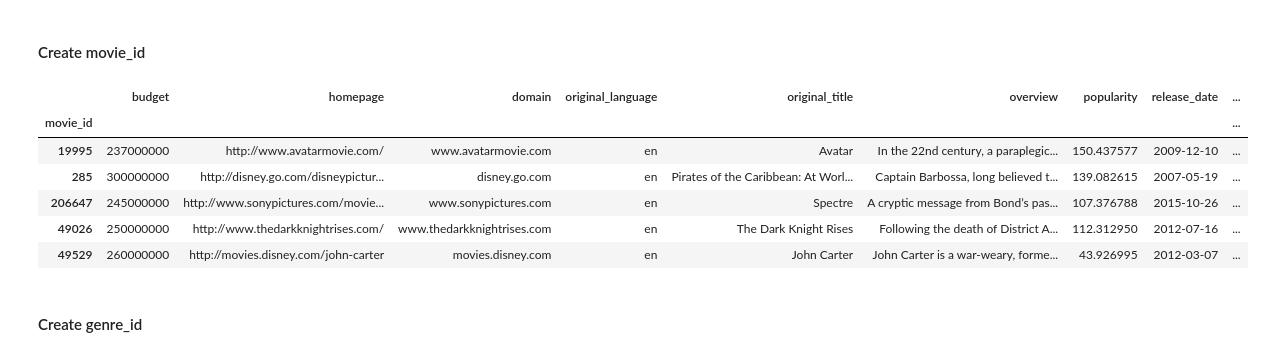
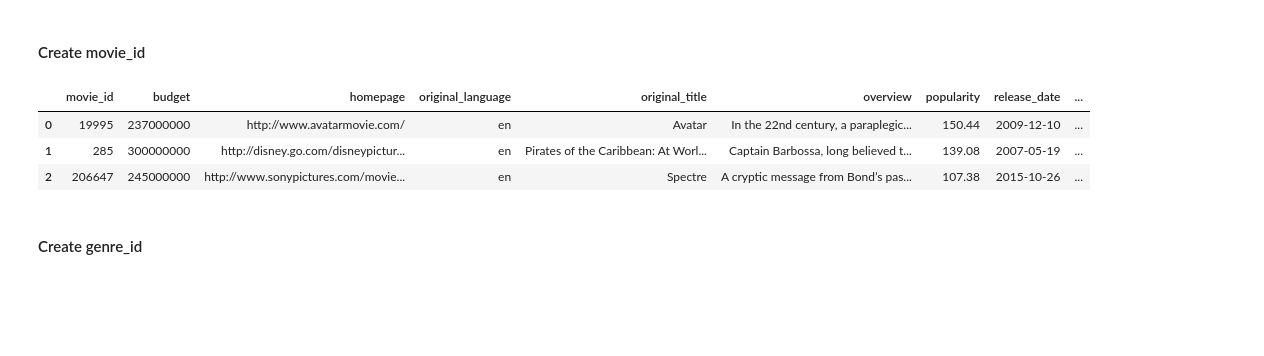
Before and after one commit to daraste/Foundations-of-Computer-Science, a Jupyter notebook: Foundations_of_Computer_Science_Project.ipynb, the cells around one changed output. Saved outputs shown, nothing was run; the diff lists cells and outputs as text; code cells hidden in the pictures; blank space fills up the shorter version.

```diff
--- a/Foundations_of_Computer_Science_Project.ipynb
+++ b/Foundations_of_Computer_Science_Project.ipynb
@@ -21,5 +7,6 @@ import pandas as pd
 import re
 import numpy as np
 import json
+pd.options.display.float_format = "{:.2f}".format
 # %%
 movies = pd.read_csv('tmdb_5000_movies.csv')
@@ -99,6 +72,5 @@ nohomepage[['id', 'years']].groupby('years').count().tail().rename(index=str, co
 # %% [markdown]
 ### 4. Extract the domain of each homepage.
 # %%
-movies.dom = [re.findall('://([\w+\.+\w+]*)', i) for i in movies['homepage'] if pd.notnull(i)] #list comprehension with regex
-movies[['title', 'homepage', 'domain']].head(10)
+[re.findall('://([\w+\.+\w+]*)/', i) for i in movies['homepage'] if pd.notnull(i)]
 # %% [output]
@@ -118,18 +96,14 @@ movies[['title', 'homepage', 'domain']].head(10)
 # %% [markdown]
 #### Create movie_id
 # %%
-movie_id = movies[['id', 'budget', 'homepage', 'domain', 'original_language', 'original_title', 'overview', 'popularity', 'release_date','years', 'revenue', 'runtime', 'status', 'tagline', 'title', 'vote_average', 'vote_count' ]]
+movie_id = movies[['id', 'budget', 'homepage', 'original_language', 'original_title', 'overview', 'popularity', 'release_date','years', 'revenue', 'runtime', 'status', 'tagline', 'title', 'vote_average', 'vote_count' ]]
 movie_id = movie_id.rename(index=str, columns={'id': 'movie_id'})
-movie_id = movie_id.set_index(['movie_id'])
-movie_id.head(5)
+movie_id.head(3)
 # %% [output]
-|  | budget | homepage | domain | original_language | original_title | overview | popularity | release_date | ... |
-| movie_id |  |  |  |  |  |  |  |  | ... |
-| 19995 | 237000000 | http://www.avatarmovie.com/ | www.avatarmovie.com | en | Avatar | In the 22nd century, a paraplegic... | 150.437577 | 2009-12-10 | ... |
-| 285 | 300000000 | http://disney.go.com/disneypictur... | disney.go.com | en | Pirates of the Caribbean: At Worl... | Captain Barbossa, long believed t... | 139.082615 | 2007-05-19 | ... |
-| 206647 | 245000000 | http://www.sonypictures.com/movie... | www.sonypictures.com | en | Spectre | A cryptic message from Bond’s pas... | 107.376788 | 2015-10-26 | ... |
-| 49026 | 250000000 | http://www.thedarkknightrises.com/ | www.thedarkknightrises.com | en | The Dark Knight Rises | Following the death of District A... | 112.312950 | 2012-07-16 | ... |
-| 49529 | 260000000 | http://movies.disney.com/john-carter | movies.disney.com | en | John Carter | John Carter is a war-weary, forme... | 43.926995 | 2012-03-07 | ... |
+|  | movie_id | budget | homepage | original_language | original_title | overview | popularity | release_date | ... |
+| 0 | 19995 | 237000000 | http://www.avatarmovie.com/ | en | Avatar | In the 22nd century, a paraplegic... | 150.44 | 2009-12-10 | ... |
+| 1 | 285 | 300000000 | http://disney.go.com/disneypictur... | en | Pirates of the Caribbean: At Worl... | Captain Barbossa, long believed t... | 139.08 | 2007-05-19 | ... |
+| 2 | 206647 | 245000000 | http://www.sonypictures.com/movie... | en | Spectre | A cryptic message from Bond’s pas... | 107.38 | 2015-10-26 | ... |
 # %% [markdown]
 #### Create genre_id
 # %%
```
Also changed, not shown: parts of 31 cells of this notebook.
